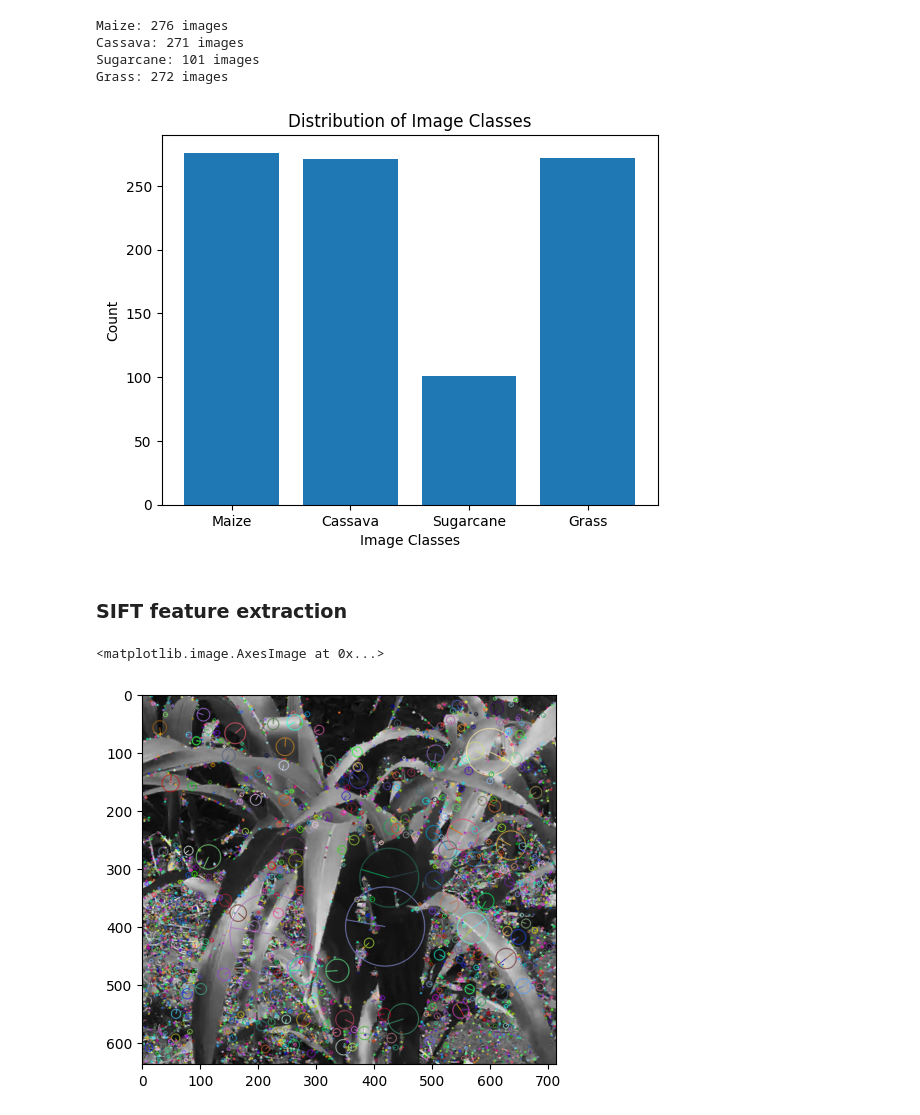
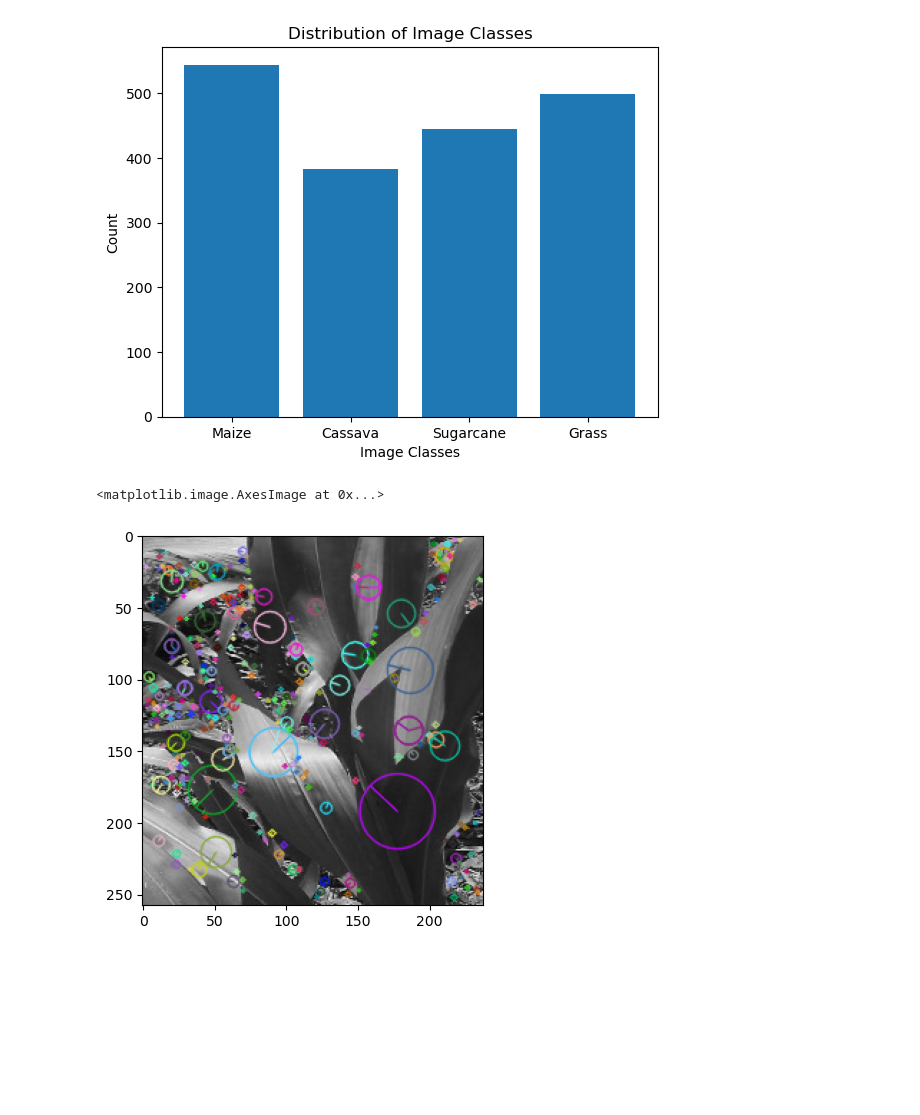
Before and after one commit to wcosmas/garden-monitoring-tool, a Jupyter notebook: GardenMonitoringMLModel.ipynb, the cells around one changed output. Saved outputs shown, nothing was run; the diff lists cells and outputs as text; code cells hidden in the pictures; blank space fills up the shorter version.

```diff
--- a/GardenMonitoringMLModel.ipynb
+++ b/GardenMonitoringMLModel.ipynb
@@ -75,22 +55,12 @@ Archive:  /content/crops_and_grass.zip
 # %%
-maize_data = pathlib.Path('./crops_and_grass/maize')
+maize_data = pathlib.Path('./dataset/maize')
 maize_images = list(maize_data.glob('*.jpg'))
-cassava_data = pathlib.Path('./crops_and_grass/cassava')
+cassava_data = pathlib.Path('./dataset/cassava')
 cassava_images = list(cassava_data.glob('*.jpg'))
-sugarcane_data = pathlib.Path('./crops_and_grass/sugarcane')
-sugarcane_images = list(sugarcane_data.glob('*.jpg'))
-grass_data = pathlib.Path('./crops_and_grass/grass')
+grass_data = pathlib.Path('./dataset/grass')
 grass_images= list(grass_data.glob('*.jpg'))
-
-print(f'Maize: {len(maize_images)} images')
-print(f'Cassava: {len(cassava_images)} images')
-print(f'Sugarcane: {len(sugarcane_images)} images')
-print(f'Grass: {len(grass_images)} images')
+sugarcane_data = pathlib.Path('./dataset/sugarcane')
+sugarcane_images= list(sugarcane_data.glob('*.jpg'))
-# %% [output]
-Maize: 276 images
-Cassava: 271 images
-Sugarcane: 101 images
-Grass: 272 images
 # %%
 image_classes = ['Maize', 'Cassava', 'Sugarcane','Grass']
 class_counts = [len(maize_images), len(cassava_images),len(sugarcane_images),len(grass_images)]
@@ -106,25 +76,23 @@ plt.title('Distribution of Image Classes')
 # Display the chart
 plt.show()
 # %% [output]
-[figure, old version]
+[figure, new version]
-# %% [markdown]
-### SIFT feature extraction
 # %%
 # using SIFT to extract features
 img = cv2.imread(str(maize_images[0]))
-sift = cv2.xfeatures2d.SIFT_create()
+sift = cv2.SIFT_create()
 gray= cv2.cvtColor(img,cv2.COLOR_BGR2GRAY)
 kp = sift.detect(gray, None)
 
 # Mark interest points
 sift_img=cv2.drawKeypoints(gray ,
                       kp ,
                       img ,
                       flags=cv2.DRAW_MATCHES_FLAGS_DRAW_RICH_KEYPOINTS)
 plt.imshow(sift_img)
 # %% [output]
 <matplotlib.image.AxesImage at 0x...>
-[figure, old version]
+[figure, new version]
 # %%
 # using SIFT to extract features for cassava
 img = cv2.imread(str(cassava_images[0]))
```
Also changed, not shown: parts of 29 cells of this notebook.
